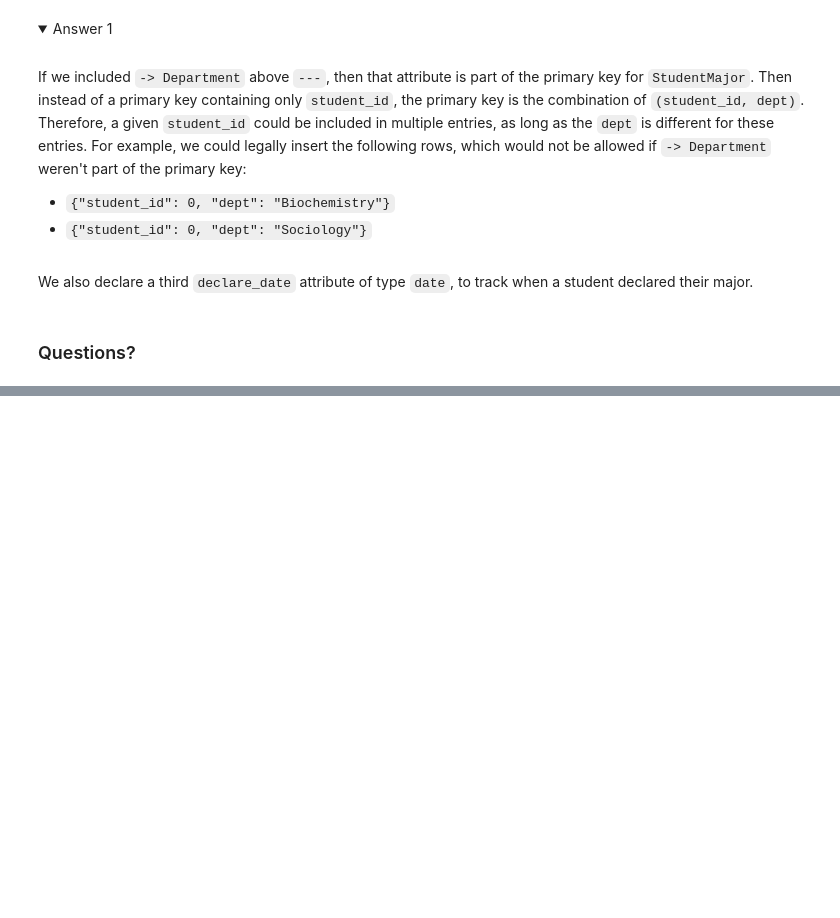
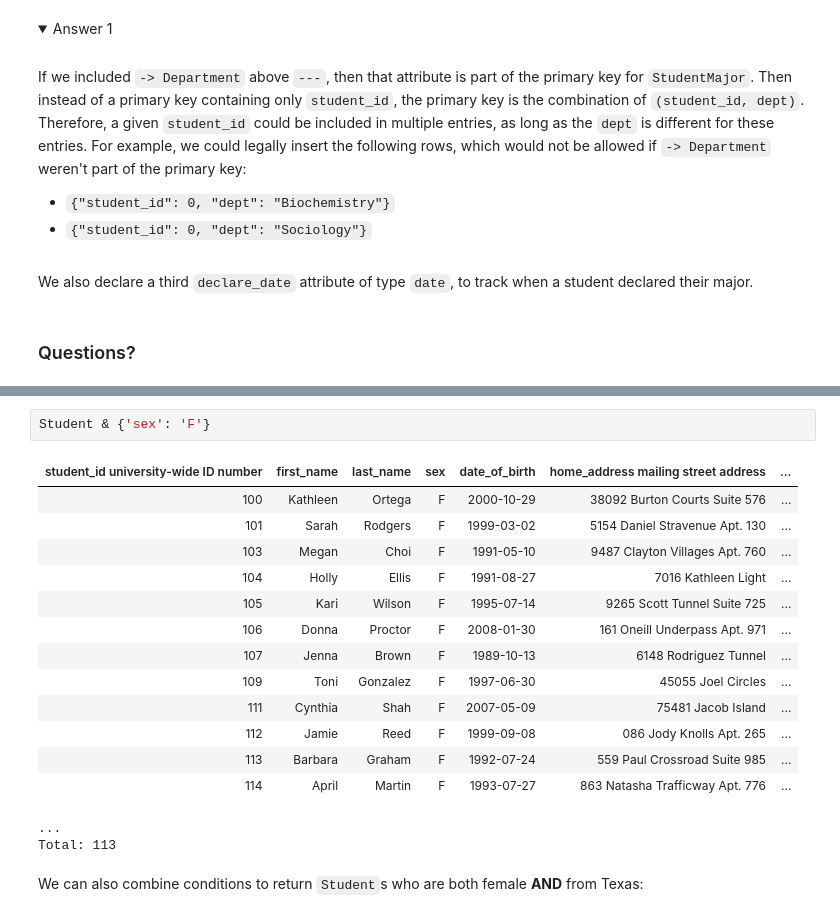
Before and after one commit to ethho/datajoint-tutorials, a Jupyter notebook: sciops-summit-2024-ethho/20240406_datajoint_summit_101_track.ipynb, the cells around one changed output, grey strips where cells are left out. Drawn from its saved outputs; the diff is of its cells as text; folded sections open; blank space fills up the shorter version.

```diff
--- a/sciops-summit-2024-ethho/20240406_datajoint_summit_101_track.ipynb
+++ b/sciops-summit-2024-ethho/20240406_datajoint_summit_101_track.ipynb
@@ -973,0 +942,20 @@ Enroll - StudentMajor
+# %%
+Student & {'sex': 'F'}
+# %% [output]
+| student_id university-wide ID number | first_name | last_name | sex | date_of_birth | home_address mailing street address | ... |
+| 100 | Kathleen | Ortega | F | 2000-10-29 | 38092 Burton Courts Suite 576 | ... |
+| 101 | Sarah | Rodgers | F | 1999-03-02 | 5154 Daniel Stravenue Apt. 130 | ... |
+| 103 | Megan | Choi | F | 1991-05-10 | 9487 Clayton Villages Apt. 760 | ... |
+| 104 | Holly | Ellis | F | 1991-08-27 | 7016 Kathleen Light | ... |
+| 105 | Kari | Wilson | F | 1995-07-14 | 9265 Scott Tunnel Suite 725 | ... |
+| 106 | Donna | Proctor | F | 2008-01-30 | 161 Oneill Underpass Apt. 971 | ... |
+| 107 | Jenna | Brown | F | 1989-10-13 | 6148 Rodriguez Tunnel | ... |
+| 109 | Toni | Gonzalez | F | 1997-06-30 | 45055 Joel Circles | ... |
+| 111 | Cynthia | Shah | F | 2007-05-09 | 75481 Jacob Island | ... |
+| 112 | Jamie | Reed | F | 1999-09-08 | 086 Jody Knolls Apt. 265 | ... |
+| 113 | Barbara | Graham | F | 1992-07-24 | 559 Paul Crossroad Suite 985 | ... |
+| 114 | April | Martin | F | 1993-07-27 | 863 Natasha Trafficway Apt. 776 | ... |
+...
+Total: 113
+# %% [markdown]
+We can also combine conditions to return `Student`s who are both female **AND** from Texas:
```
Also changed, not shown: parts of 146 cells of this notebook.
